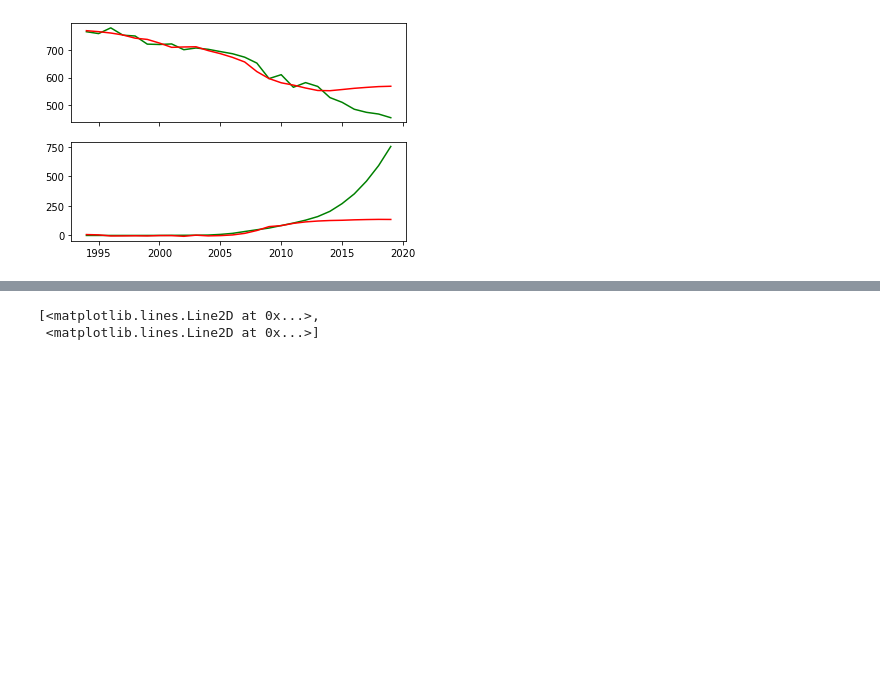
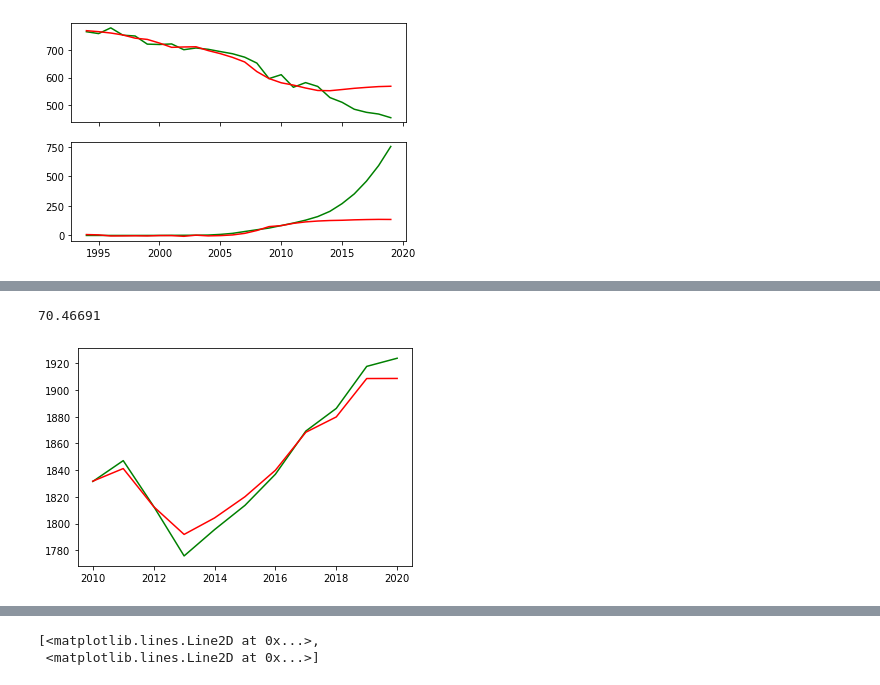
Before and after one commit to IsaacJohnEvans/EV_affect_on_emissions, a Jupyter notebook: pred.ipynb, the cells around one changed output, grey strips where cells are left out. Drawn from its saved outputs; the diff is of its cells as text; code cells hidden in the pictures; blank space fills up the shorter version.

Commit message:
random forest regressor

```diff
--- a/pred.ipynb
+++ b/pred.ipynb
@@ -275,0 +289,16 @@ Epoch 20/20
+# %%
+regr = RandomForestRegressor(n_estimators = 100, max_depth=3)
+regr.fit(EU_X, EU_y[:, 0])
+np.array([EU_X[0, :]])
+EU_y_reg = np.zeros(EU_X.shape[0])
+for i in range(EU_X.shape[0]):
+    EU_y_reg[i] = regr.predict(np.array([EU_X[i, :]]))
+EU_t = np.linspace(2010, 2020, 11)
+plt.plot(EU_t, EU_y[:, 0], 'g', EU_t, EU_y_reg, 'r')
+mse = metrics.MeanSquaredError()
+mse.update_state(EU_y[:, 0], EU_y_reg)
+test_loss = mse.result().numpy()
+print(test_loss)
+# %% [output]
+70.46691
+[figure, added]
```
Also changed, not shown: parts of 6 cells of this notebook, 1 other file.
